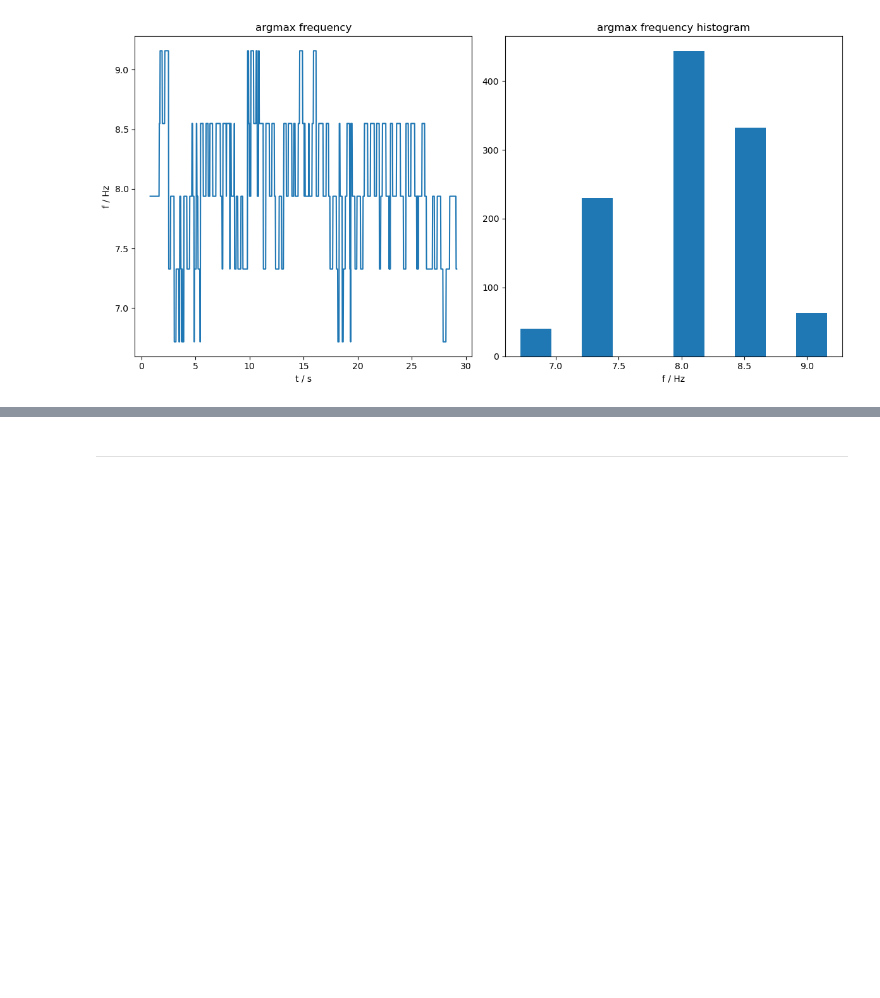
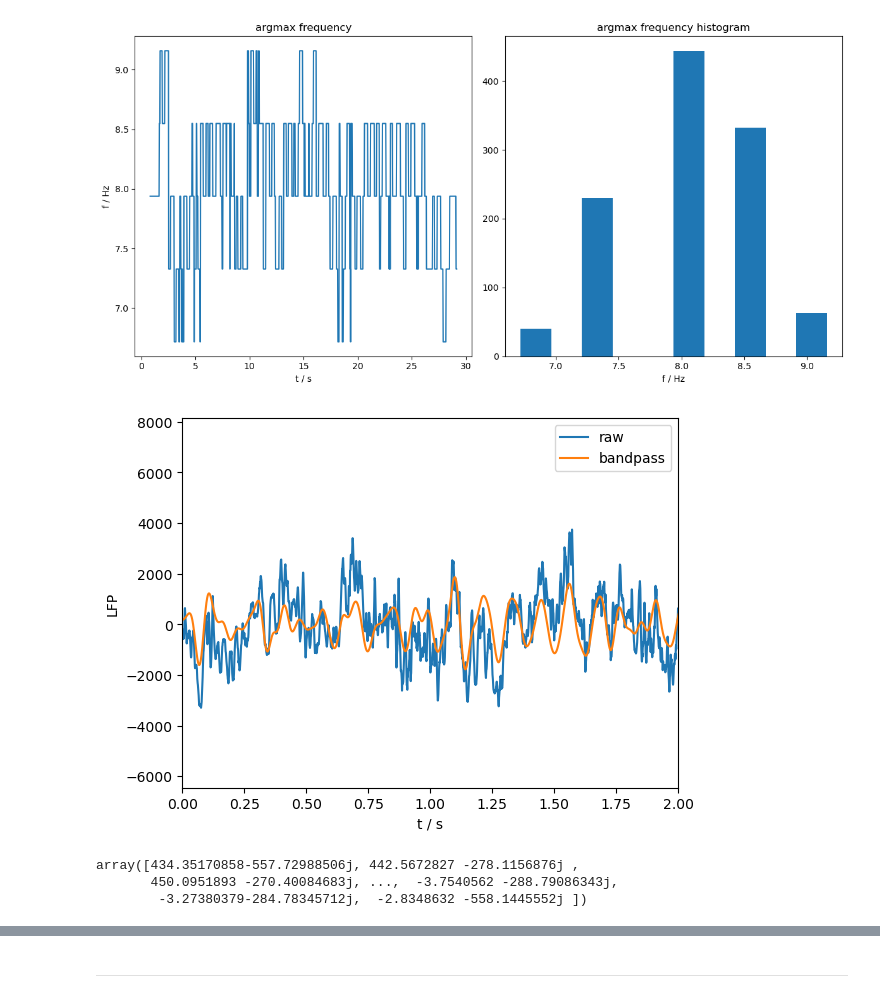
Before and after one commit to arashshahidi1997/NeuroPySeminar, a Jupyter notebook: W02_Multitaper/code/multitaper_tutorial.ipynb, the cells around one changed output, grey strips where cells are left out. Saved outputs shown, nothing was run; the diff lists cells and outputs as text; code cells hidden in the pictures; blank space fills up the shorter version.

```diff
--- a/W02_Multitaper/code/multitaper_tutorial.ipynb
+++ b/W02_Multitaper/code/multitaper_tutorial.ipynb
@@ -535,3 +535,29 @@ plt.tight_layout()
 plt.show()
 # %% [output]
 [figure]
+# %%
+%matplotlib inline
+# Hilbert transform
+
+# bandpass filter between 5 - 12 Hz
+b, a = signal.butter(4, [5, 20], 'bandpass', fs=fs)
+x = lfps[:, 11]
+time_vec = np.arange(len(x))/fs
+x_bp = signal.filtfilt(b, a, x)
+
+plt.figure()
+plt.plot(time_vec, x, label='raw')
+plt.plot(time_vec, x_bp, label='bandpass')
+plt.xlim([0, 2])
+plt.xlabel('t / s')
+plt.ylabel('LFP')
+plt.legend()
+plt.show()
+# %% [output]
+[figure, added]
+# %%
+x_hilbert = signal.hilbert(x_bp)
+# %% [output]
+array([434.35170858-557.72988506j, 442.5672827 -278.1156876j ,
+       450.0951893 -270.40084683j, ...,  -3.7540562 -288.79086343j,
+        -3.27380379-284.78345712j,  -2.8348632 -558.1445552j ])
```
Also changed, not shown: parts of 11 cells of this notebook, 9 other files.
